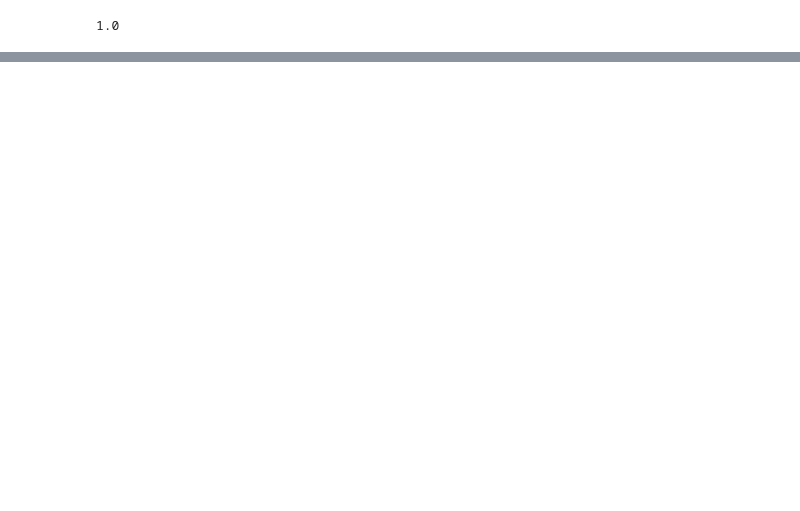
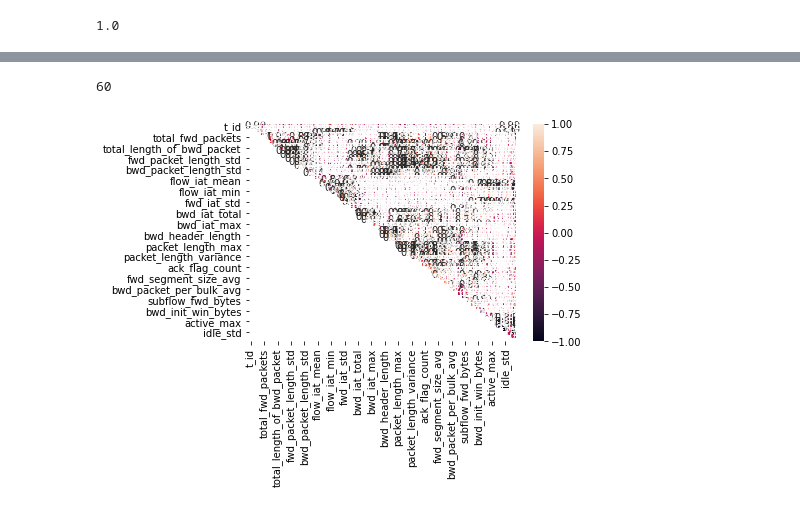
Before and after one commit to SaqlainHussainShah/PyOD, a Jupyter notebook: CBLOF_on_Correlated_data.ipynb, the cells around one changed output, grey strips where cells are left out. Saved outputs shown, nothing was run; the diff lists cells and outputs as text; code cells hidden in the pictures; blank space fills up the shorter version.

```diff
--- a/CBLOF_on_Correlated_data.ipynb
+++ b/CBLOF_on_Correlated_data.ipynb
@@ -123,0 +92,2 @@ IndexError: ignored
+# %%
+not_nan_mask = ~df_7423.corr().isna().all()
@@ -123,0 +109,7 @@ IndexError: ignored
+# %%
+not_nan_columns = []
+for column, valid in zip(df_7423.corr().columns, not_nan_mask):
+  if valid == True:
+    not_nan_columns.append(column)
+  else:
+    pass
@@ -123,0 +136,16 @@ IndexError: ignored
+# %%
+len(not_nan_columns)
+# %% [output]
+60
+# %%
+df_not_nan = df_7423[not_nan_columns]
+# %%
+cor_matrix = df_not_nan.corr()
+# %%
+ #Selecting upper triangle of correlation matrix
+ upper_tri = cor_matrix.where(np.triu(np.ones(cor_matrix.shape),
+                                      k=1).astype(np.bool))
+ sn.heatmap(upper_tri, annot=True)
+ plt.show()
+# %% [output]
+[figure, added]
```
Also changed, not shown: parts of 27 cells of this notebook.
